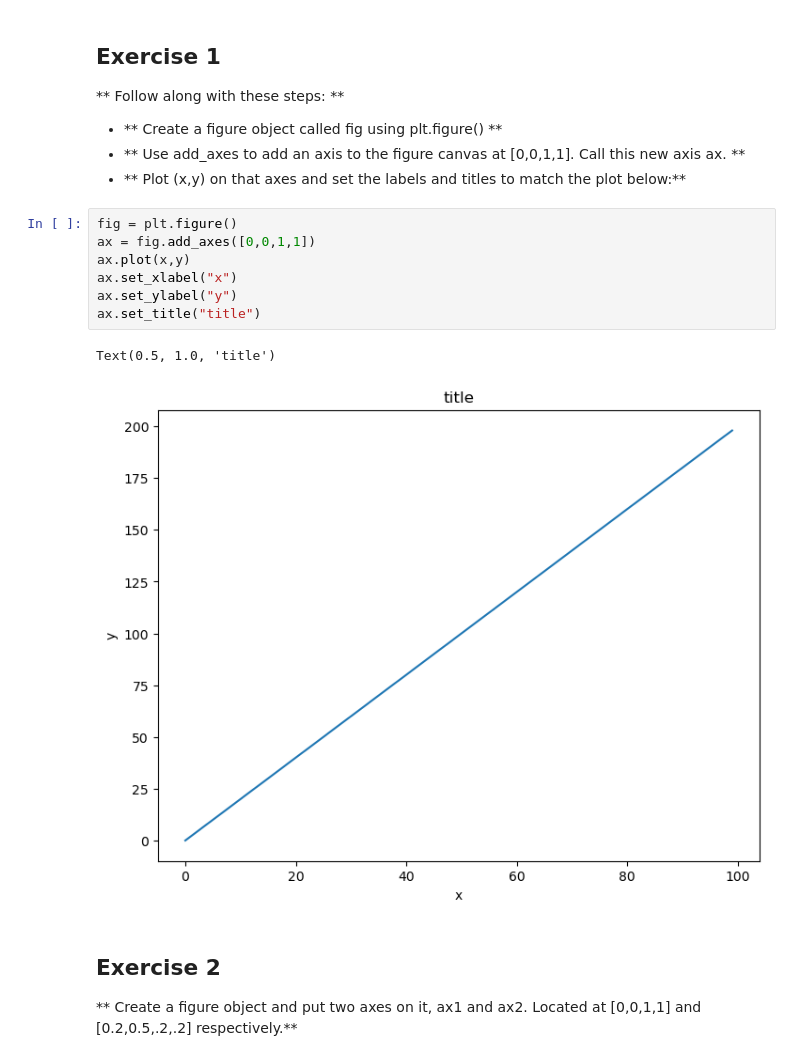
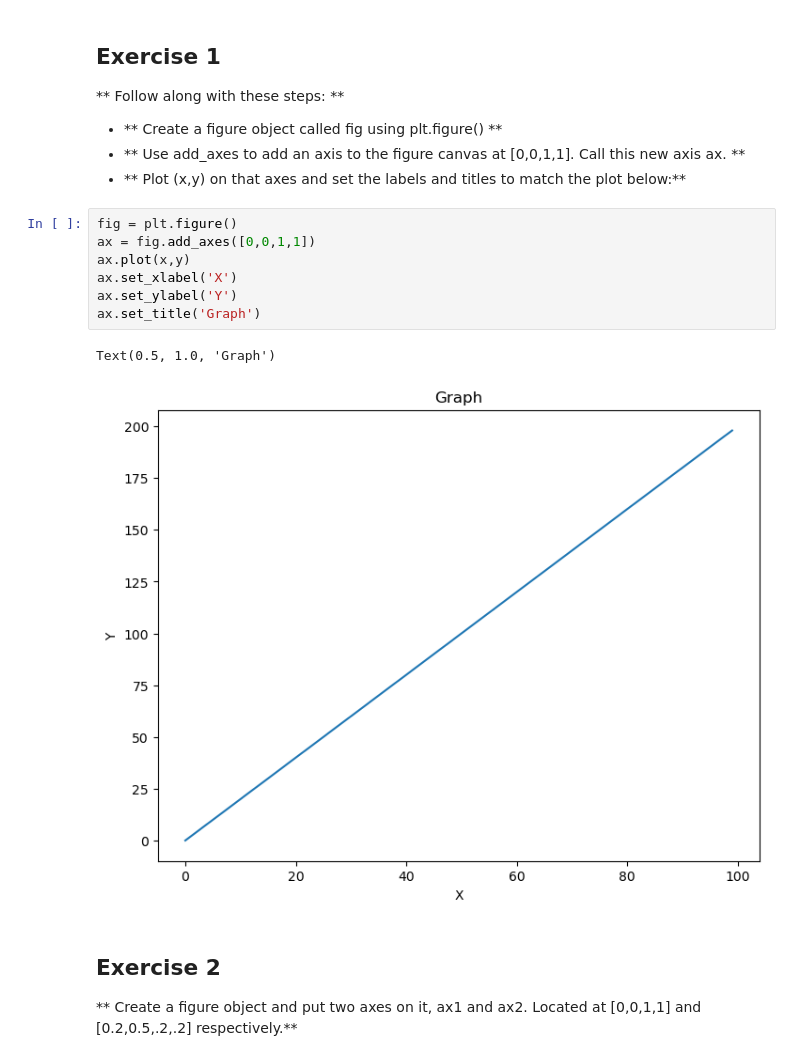
Before and after one commit to dybdeskarphet/learn-data-science, a Jupyter notebook: src/notebooks/04-matplotlib/02-matplotlib-exercises.ipynb, the cells around one changed output. Drawn from its saved outputs; the diff is of its cells as text.

```diff
--- a/src/notebooks/04-matplotlib/02-matplotlib-exercises.ipynb
+++ b/src/notebooks/04-matplotlib/02-matplotlib-exercises.ipynb
@@ -32,13 +32,13 @@ import matplotlib.pyplot as plt
 # %%
 fig = plt.figure()
 ax = fig.add_axes([0,0,1,1])
 ax.plot(x,y)
-ax.set_xlabel("x")
-ax.set_ylabel("y")
-ax.set_title("title")
+ax.set_xlabel('X')
+ax.set_ylabel('Y')
+ax.set_title('Graph')
 # %% [output]
-Text(0.5, 1.0, 'title')
+Text(0.5, 1.0, 'Graph')
-[figure, old version]
+[figure, new version]
 # %% [markdown]
 ## Exercise 2
 ** Create a figure object and put two axes on it, ax1 and ax2. Located at [0,0,1,1] and [0.2,0.5,.2,.2] respectively.**
```
Also changed, not shown: parts of 10 cells of this notebook.
